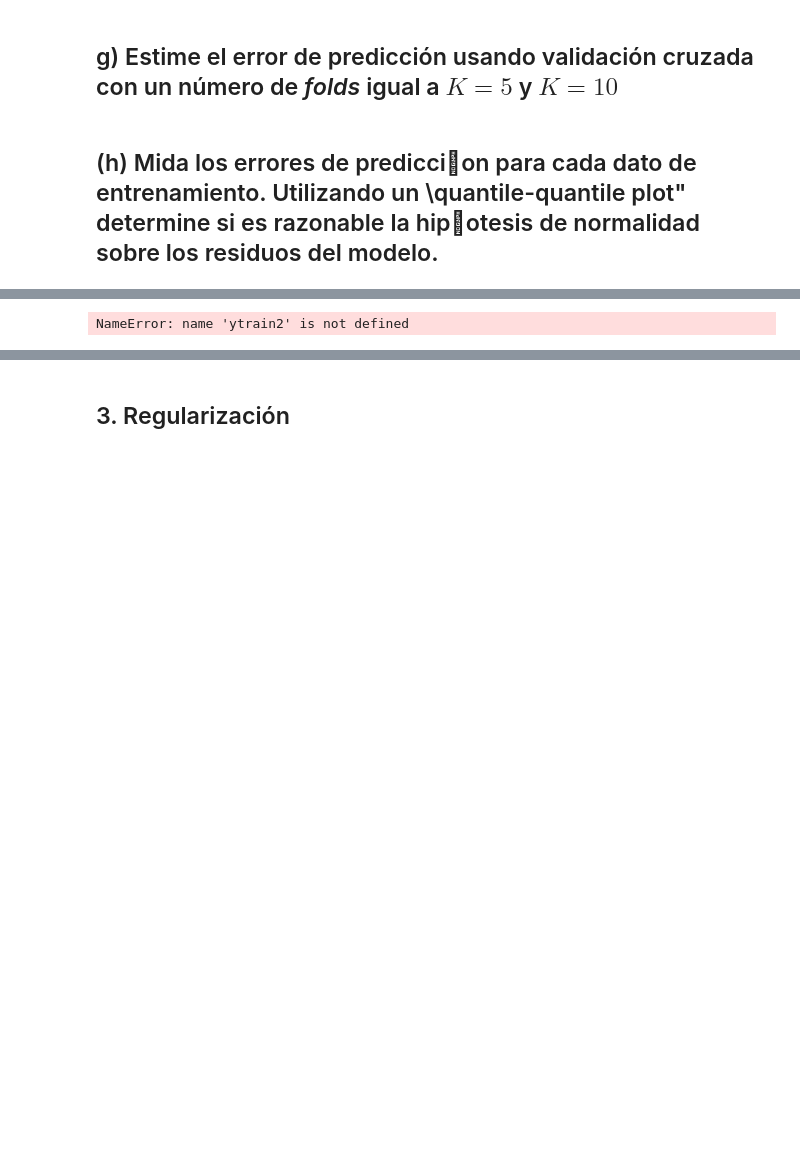
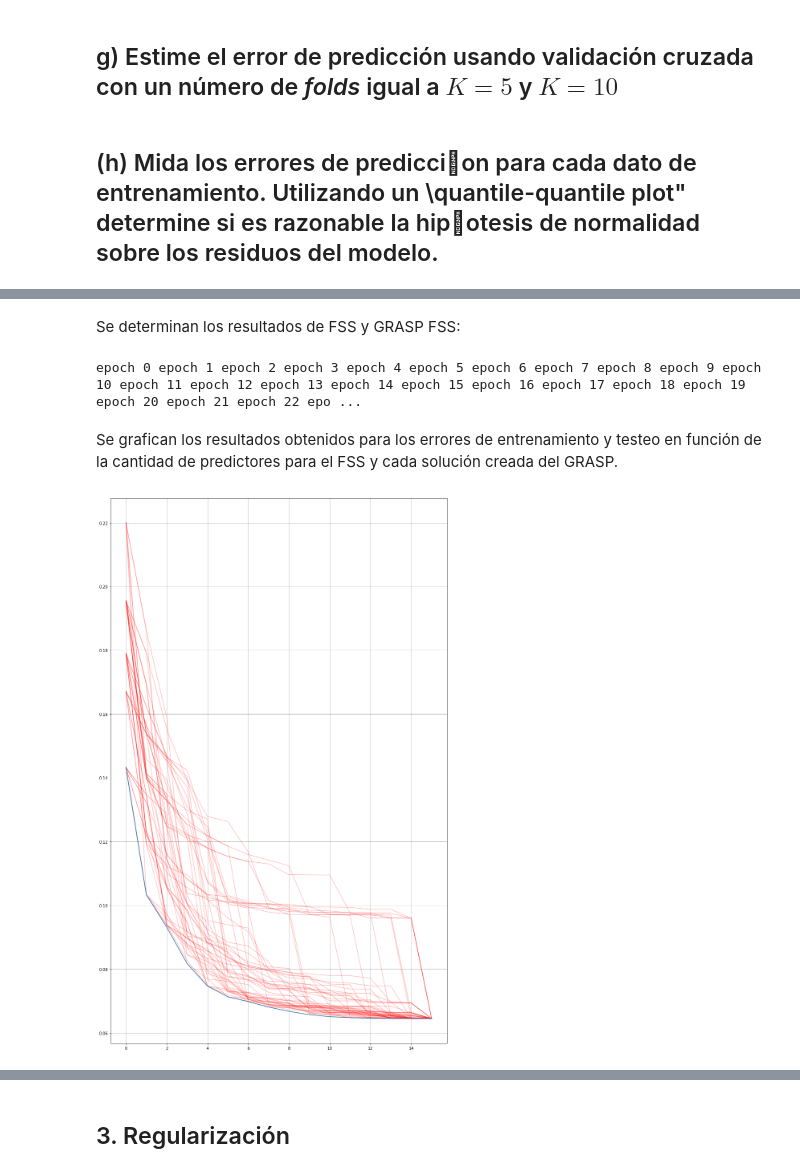
Before and after one commit to Caimapo/MachineLearning2017-02, a Jupyter notebook: Tarea 1 Máquinas de Aprendizaje.ipynb, the cells around one changed output, grey strips where cells are left out. Cells and saved outputs as stored; diff of their text form; code cells hidden in the pictures; blank space fills up the shorter version.

```diff
--- a/Tarea 1 Máquinas de Aprendizaje.ipynb
+++ b/Tarea 1 Máquinas de Aprendizaje.ipynb
@@ -21,7 +22,7 @@ from sklearn.preprocessing import StandardScaler
 Se procede a construir un dataframe con los elementos del conjunto de datos, 	además se eliminan las columnas que no aportan información relevante al problema, entre estas el identificador de cada registro, la fecha en que vendió la casa,  el zipcode. Además, se muestran los primeros 5 registros del conjunto de datos.
 # %%
 df = pd.read_csv("kc_house_data.csv")
-df.drop(['id', 'date', 'zipcode',], axis=1, inplace=True)
+df.drop(['id', 'date', 'zipcode',], axis=1, inplace=True) df_scaled
 df.head()
 # %% [output]
 |  | price | bedrooms | bathrooms | sqft_living | sqft_lot | floors | waterfront | view | condition | grade | ... |
@@ -313 +378,10 @@ Forward Step-wise Selection
+# %%
+def get_mse_cantidate(Xm, ym, Xt, yt):
+    model = lm.LinearRegression(fit_intercept=False)
+    model.fit(Xm, ym)
+    yhat_train = model.predict(Xm)
+    yhat_val = model.predict(Xt)
+    mse_train = mean_squared_error(ym, yhat_train)
+    mse_val = mean_squared_error(yt, yhat_val)
+    return (mse_train, mse_val)
 # %%
@@ -339,7 +467,24 @@ def fss(x, y, names_x, k = 10000):
+# %% [markdown]
+Se determinan los resultados de FSS y GRASP FSS:
 # %%
-names_regressors = X.columns[:-1] #without intercept
+names_regressors = X_filtro.columns[:-1] #without intercept
 Xm = Xtrain2.as_matrix()
-ym = ytrain2.as_matrix()
-seleccionados = fss(Xm,ym,names_regressors)
+ym = ytrain.as_matrix()
+Xt = Xtest2.as_matrix()
+yt = ytest.as_matrix()
+seleccionados = fss(Xm, ym, names_regressors, Xt, yt)
-# %% [output]
-NameError: name 'ytrain2' is not defined
+# %%
+a,b = grasp_fss(Xm, ym, names_regressors, Xt, yt, n_try = 50)
+# %% [output]
+epoch 0 epoch 1 epoch 2 epoch 3 epoch 4 epoch 5 epoch 6 epoch 7 epoch 8 epoch 9 epoch 10 epoch 11 epoch 12 epoch 13 epoch 14 epoch 15 epoch 16 epoch 17 epoch 18 epoch 19 epoch 20 epoch 21 epoch 22 epo ...
+# %% [markdown]
+Se grafican los resultados obtenidos para los errores de entrenamiento y testeo en función de la cantidad de predictores para el FSS y cada solución creada del GRASP.
+# %%
+plt.figure(1,figsize=(15,25))
+for i in xrange(len(a)):
+    plt.plot(a[i]['mse_iteration'], color='r', alpha=0.25)
+plt.plot(seleccionados['mse_iteration'])
+plt.grid(True)
+plt.show()
+# %% [output]
+[figure, added]
```
Also changed, not shown: parts of 24 cells of this notebook.
